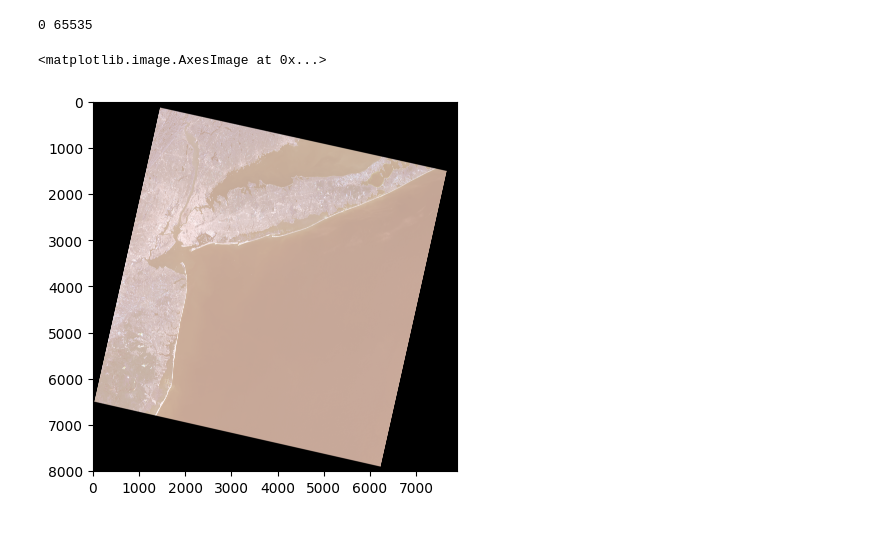
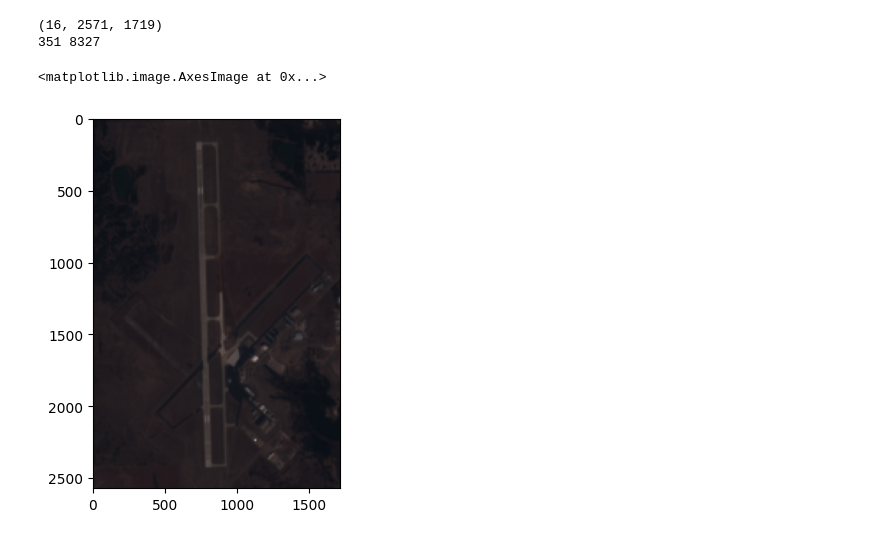
Before and after one commit to ZacBland/AFV, a Jupyter notebook: Tiff/visulizer.ipynb, the cells around one changed output. Cells and saved outputs as stored; diff of their text form; code cells hidden in the pictures.

```diff
--- a/Tiff/visulizer.ipynb
+++ b/Tiff/visulizer.ipynb
@@ -1,19 +62,16 @@
 # %%
-# Imports
-from osgeo import gdal
 
-import numpy as np
-import matplotlib.pyplot as plt
+#Load first image
+Filename='LandInsidePolygon.tif'
+img = gdal.Open(Filename).ReadAsArray()
+print(img.shape) #(12,256,256)
 
-import glob
-#Load first image
-img = gdal.Open('NYC_Image.tif').ReadAsArray()
-img.shape #(12,256,256)
 rgb = img[[3,2,1]].transpose(1,2,0)
 print(rgb.min(),rgb.max()) #150 8,600
 rgb = np.clip(rgb/10000,0,1)
 plt.imshow(rgb)
 # %% [output]
-0 65535
+(16, 2571, 1719)
+351 8327
 <matplotlib.image.AxesImage at 0x...>
-[figure, old version]
+[figure, new version]
```
Also changed, not shown: parts of 8 cells of this notebook, 3 other files.
